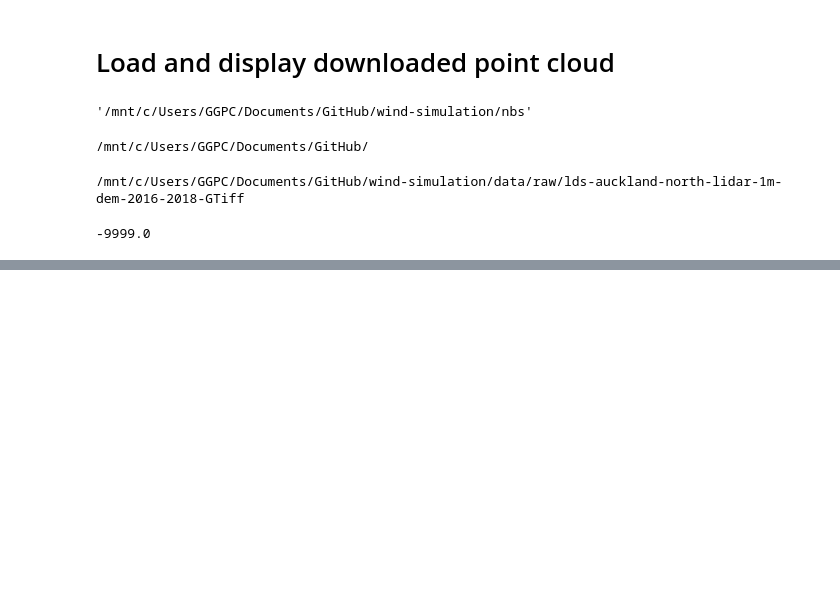
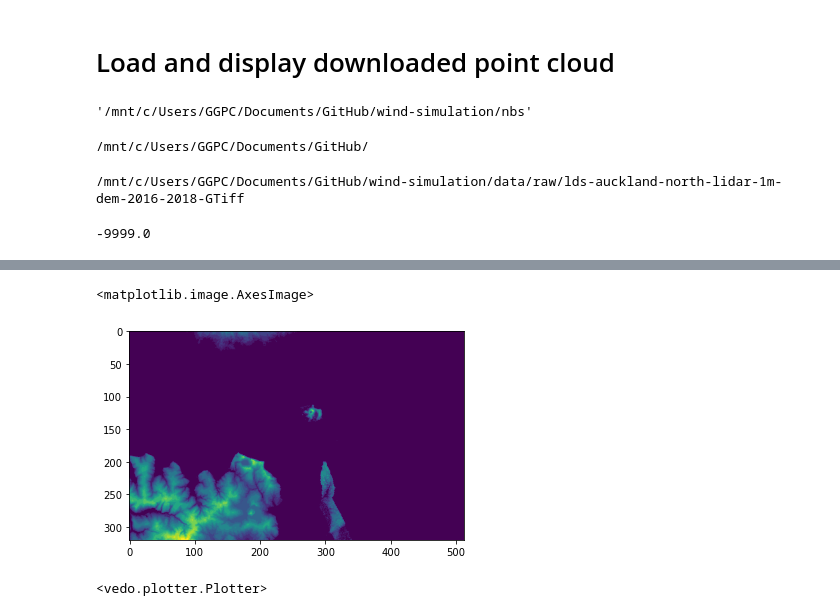
Before and after one commit to GarethPaulBell/wind-simulation, a Jupyter notebook: nbs/00_condition_data.ipynb, the cells around one changed output, grey strips where cells are left out. Drawn from its saved outputs; the diff is of its cells as text; code cells hidden in the pictures; blank space fills up the shorter version.

```diff
--- a/nbs/00_condition_data.ipynb
+++ b/nbs/00_condition_data.ipynb
@@ -67,0 +111,21 @@ plt.imshow(mosaic_masked, cmap=cmap, vmin=vmin, vmax=vmax)
+# %%
+def height_matrix_to_voxel_matrix(height_matrix, headroom, stride):
+    # Get the dimensions of the 2D height matrix
+
+    strided_matrix = height_matrix[::stride,::stride]
+    rows, cols = strided_matrix.shape
+
+    # Determine the maximum height to set the depth of the 3D voxel matrix
+    max_height = int(np.max(height_matrix)) + int(headroom)
+    print(max_height)
+
+    # Create a 3D voxel matrix initialized to 0 (no voxel)
+    # The shape is (height, rows, cols) to represent (z, y, x) coordinates
+    voxel_matrix = np.zeros((max_height, rows, cols), dtype=np.int8)
+
+    # Fill the voxel matrix based on the heights specified in the height_matrix
+    for x in range(rows):
+        for y in range(cols):
+            height = int(strided_matrix[x, y]/stride)
+            voxel_matrix[:height, x, y] = 1  # Fill column with voxels up to the specified height
+    return voxel_matrix
@@ -67,0 +136,5 @@ plt.imshow(mosaic_masked, cmap=cmap, vmin=vmin, vmax=vmax)
+# %%
+plt.imshow(np.sum(voxel_matrix,0))
+# %% [output]
+<matplotlib.image.AxesImage>
+[figure, added]
@@ -67,0 +150,4 @@ plt.imshow(mosaic_masked, cmap=cmap, vmin=vmin, vmax=vmax)
+# %%
+plotter.add(volume)
+# %% [output]
+<vedo.plotter.Plotter>
```
Also changed, not shown: parts of 18 cells of this notebook, 2 other files.
